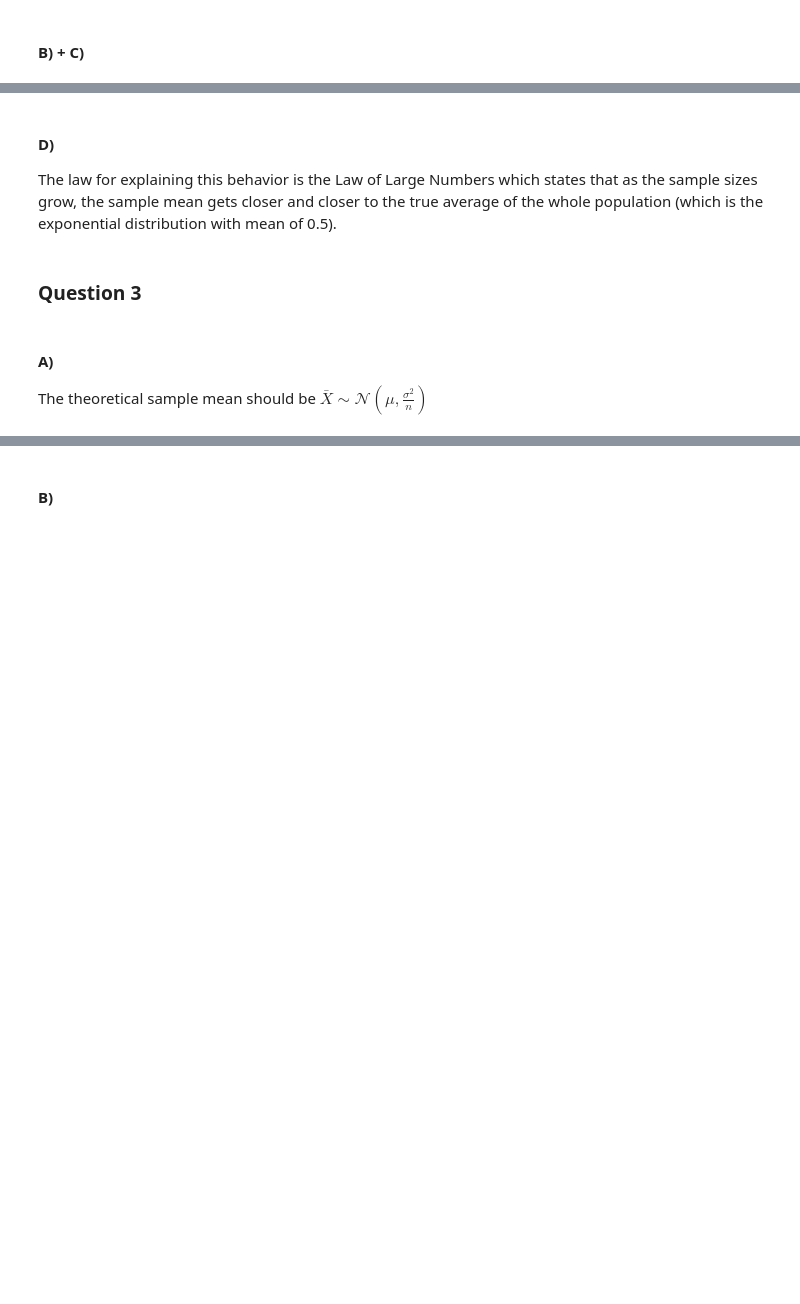
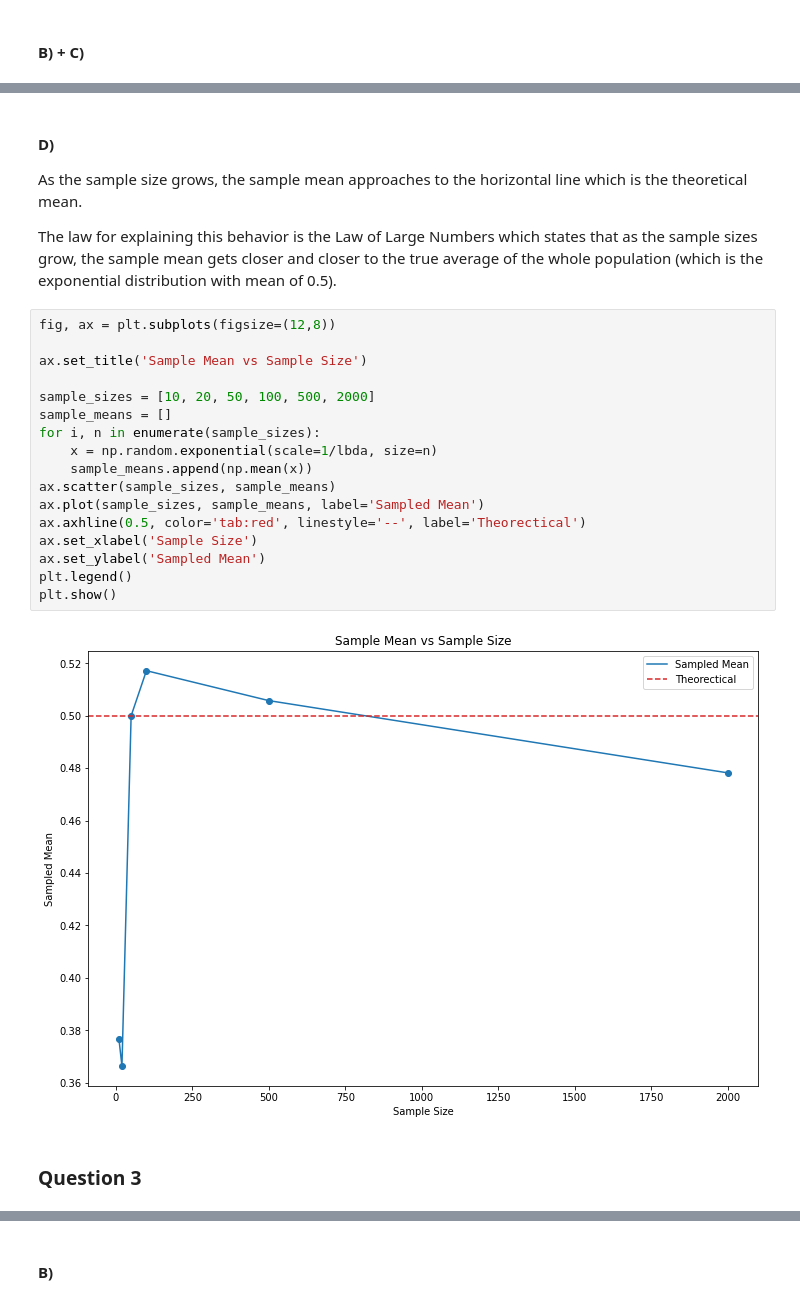
Before and after one commit to hgeorge21/JSC270, a Jupyter notebook: Assignment3.ipynb, the cells around one changed output, grey strips where cells are left out. Cells and saved outputs as stored; diff of their text form; blank space fills up the shorter version.

```diff
--- a/Assignment3.ipynb
+++ b/Assignment3.ipynb
@@ -151,8 +148,26 @@ plt.show()
 # %% [markdown]
 #### D)
+As the sample size grows, the sample mean approaches to the horizontal line which is the theoretical mean.
+
 The law for explaining this behavior is the Law of Large Numbers which states that as the sample sizes grow, the sample mean gets closer and closer to the true average of the whole population (which is the exponential distribution with mean of 0.5).
+# %%
+fig, ax = plt.subplots(figsize=(12,8))
+
+ax.set_title('Sample Mean vs Sample Size')
+
+sample_sizes = [10, 20, 50, 100, 500, 2000]
+sample_means = []
+for i, n in enumerate(sample_sizes):
+    x = np.random.exponential(scale=1/lbda, size=n)
+    sample_means.append(np.mean(x))
+ax.scatter(sample_sizes, sample_means)
+ax.plot(sample_sizes, sample_means, label='Sampled Mean')
+ax.axhline(0.5, color='tab:red', linestyle='--', label='Theorectical')
+ax.set_xlabel('Sample Size')
+ax.set_ylabel('Sampled Mean')
+plt.legend()
+plt.show()
+# %% [output]
+[figure, added]
 # %% [markdown]
 ### Question 3
-# %% [markdown]
-#### A)
-The theoretical sample mean should be $\bar{X} \sim \mathcal{N}(\mu, \frac{\sigma^2}{n})$
```
Also changed, not shown: parts of 36 cells of this notebook.
